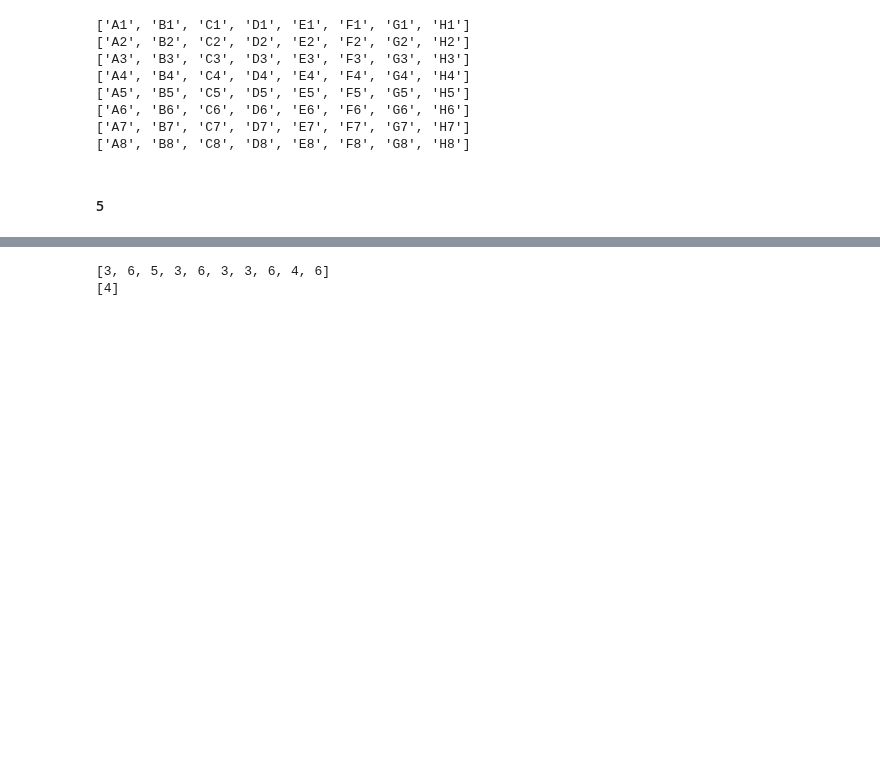
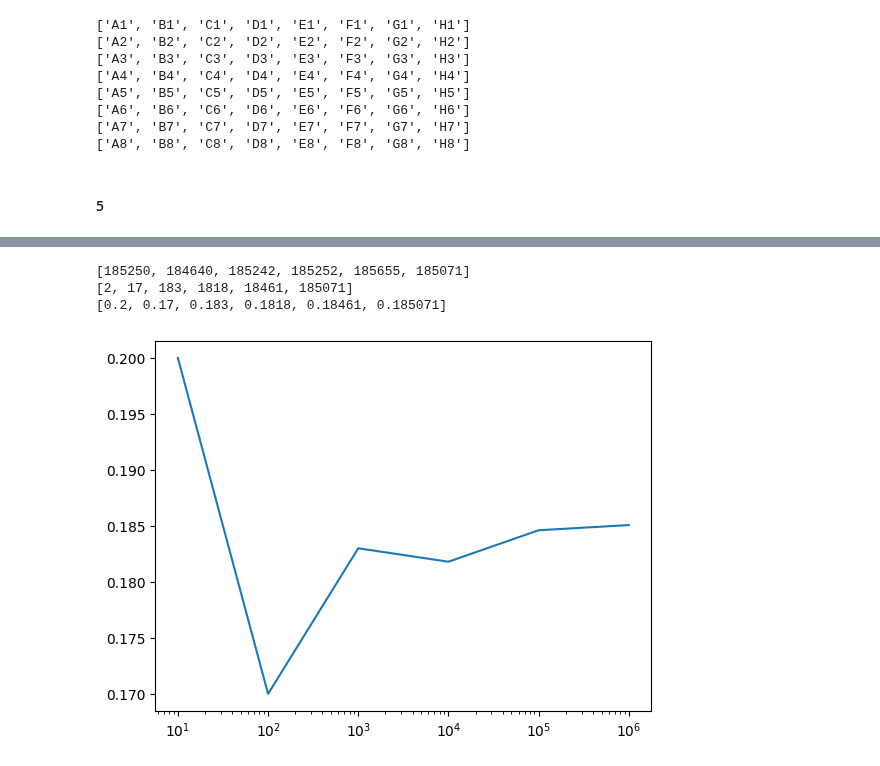
Before and after one commit to DorotaBjoorn/Python-Dorota-Bjoorn, a Jupyter notebook: Excercises/EX04_lists.ipynb, the cells around one changed output, grey strips where cells are left out. Cells and saved outputs as stored; diff of their text form; code cells hidden in the pictures; blank space fills up the shorter version.

```diff
--- a/Excercises/EX04_lists.ipynb
+++ b/Excercises/EX04_lists.ipynb
@@ -111,20 +111,28 @@ print(number_of_sixes)
-# %%
-#b ???????????????????????????????????????????????????????
-
-number_of_rolls_list = [10, 100]
-number_of_sixes_list = []
-
-
-dice = [rnd.randint(1,6) for _ in range(number_of_rolls_list[0])]
-
-number_of_sixes = 0
-for roll in range(number_of_rolls_list[0]):
-    if dice[roll] == 6:
-        number_of_sixes +=1
-number_of_sixes_list.append(number_of_sixes)
-
-print(dice)
-print(number_of_sixes_list)
-# %% [output]
-[3, 6, 5, 3, 6, 3, 3, 6, 4, 6]
-[4]
+# %%
+#b
+
+import matplotlib.pyplot as plt
+
+number_of_rolls_list = [10, 100, 1000, 10000, 100000, 1000000]
+outcome_list = [0, 0, 0, 0, 0, 0]
+number_of_sixes_list = []
+
+for rolls in number_of_rolls_list:
+    for roll in range (rolls):
+        dice = rnd.randint(1,6)
+        outcome_list[dice -1] += 1
+    number_of_sixes_list.append(outcome_list[-1])
+
+probability_of_six = [number_of_sixes/number_of_rolls for number_of_sixes, number_of_rolls in zip(number_of_sixes_list, number_of_rolls_list)]
+
+print(outcome_list)
+print(number_of_sixes_list)
+print(probability_of_six)
+
+plt.xscale("log")
+plt.plot(number_of_rolls_list, probability_of_six);
+# %% [output]
+[185250, 184640, 185242, 185252, 185655, 185071]
+[2, 17, 183, 1818, 18461, 185071]
+[0.2, 0.17, 0.183, 0.1818, 0.18461, 0.185071]
+[figure, added]
```
Also changed, not shown: parts of 4 cells of this notebook.
